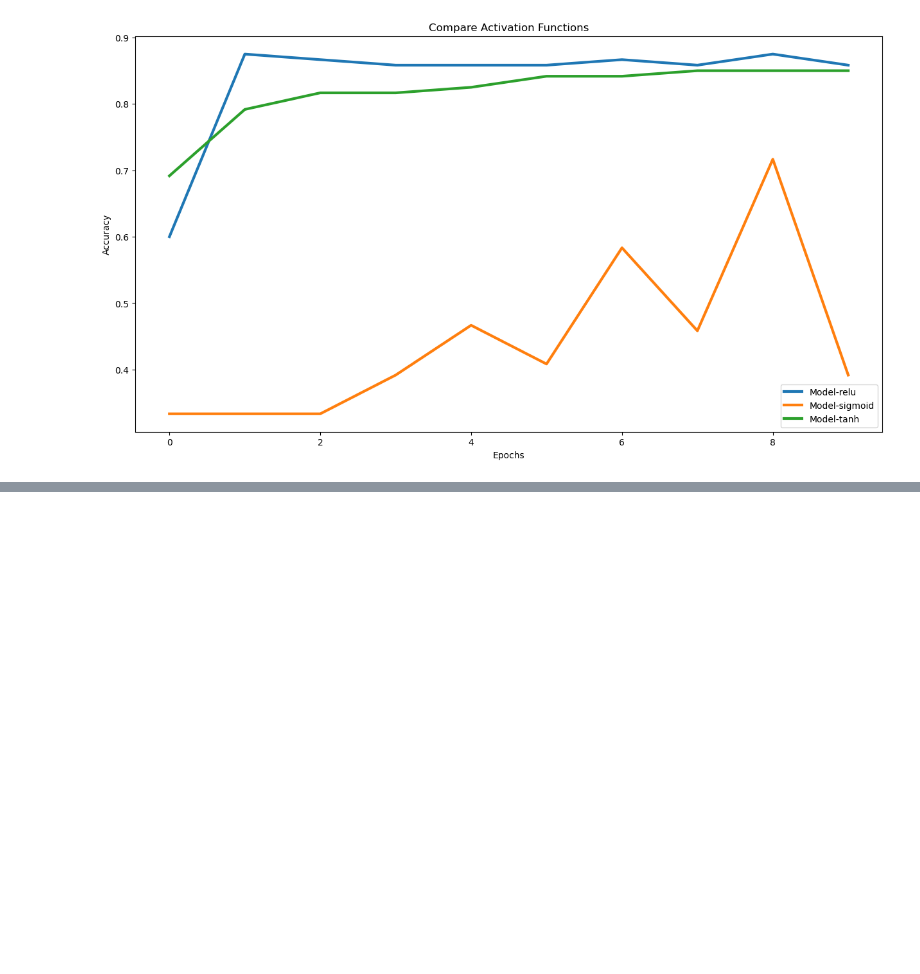
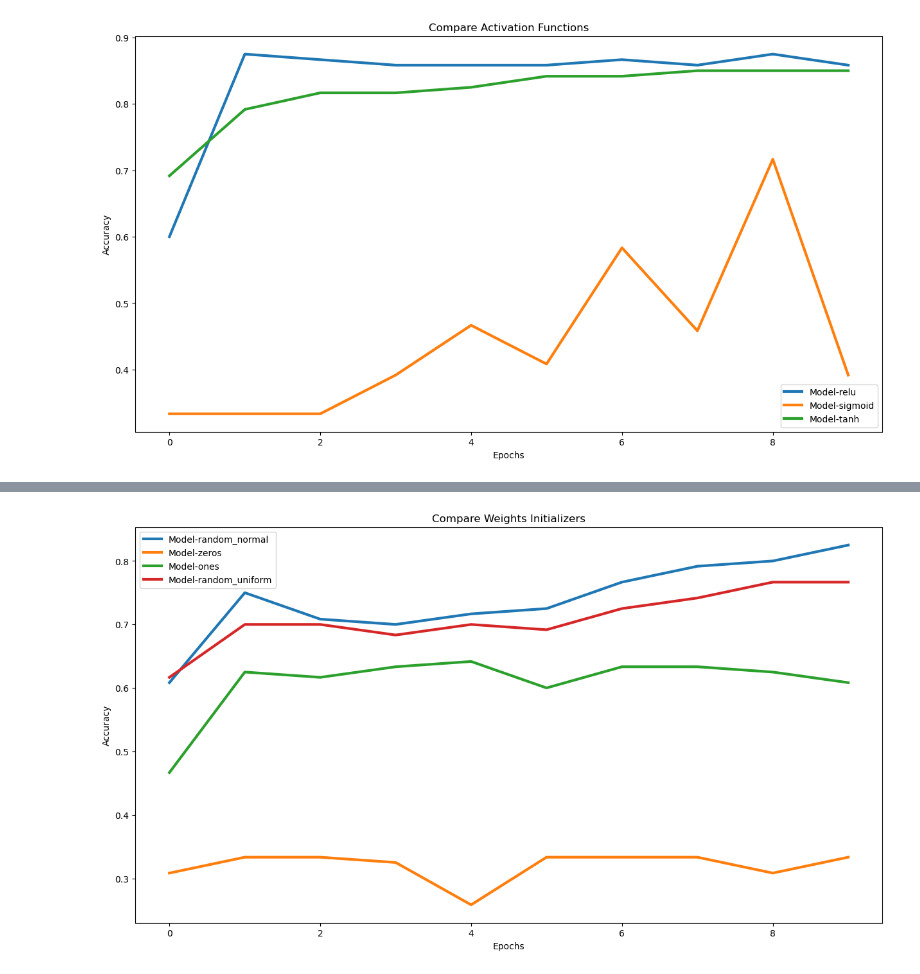
Before and after one commit to alexmacharia/model_tuning, a Jupyter notebook: 02_tuning_network.ipynb, the cells around one changed output, grey strips where cells are left out. Saved outputs shown, nothing was run; the diff lists cells and outputs as text; code cells hidden in the pictures; blank space fills up the shorter version.

Commit message:
Update 02_tuning_network.ipynb
model initializers

```diff
--- a/02_tuning_network.ipynb
+++ b/02_tuning_network.ipynb
@@ -161,3 +161,18 @@ _________________________________________________________________
 plot_graph(accuracy_measures, "Compare Activation Functions")
 # %% [output]
 [figure]
+# %%
+accuracy_measures = {}
+
+initializer_list = ['random_normal', 'zeros', 'ones', 'random_uniform']
+
+for initializer in initializer_list:
+
+    model_config = base_model_config()
+    X, y = get_data()
+
+    model_config["WEIGHTS_INITIALIZER"] = initializer
+    model_name = "Model-" + initializer
+    history = create_and_run_model(model_config, X, y, model_name)
+
+    accuracy_measures[model_name] = history.history["accuracy"]
@@ -163,0 +197,4 @@ plot_graph(accuracy_measures, "Compare Activation Functions")
+# %%
+plot_graph(accuracy_measures, "Compare Weights Initializers")
+# %% [output]
+[figure, added]
```
Also changed, not shown: parts of 1 cell of this notebook.
